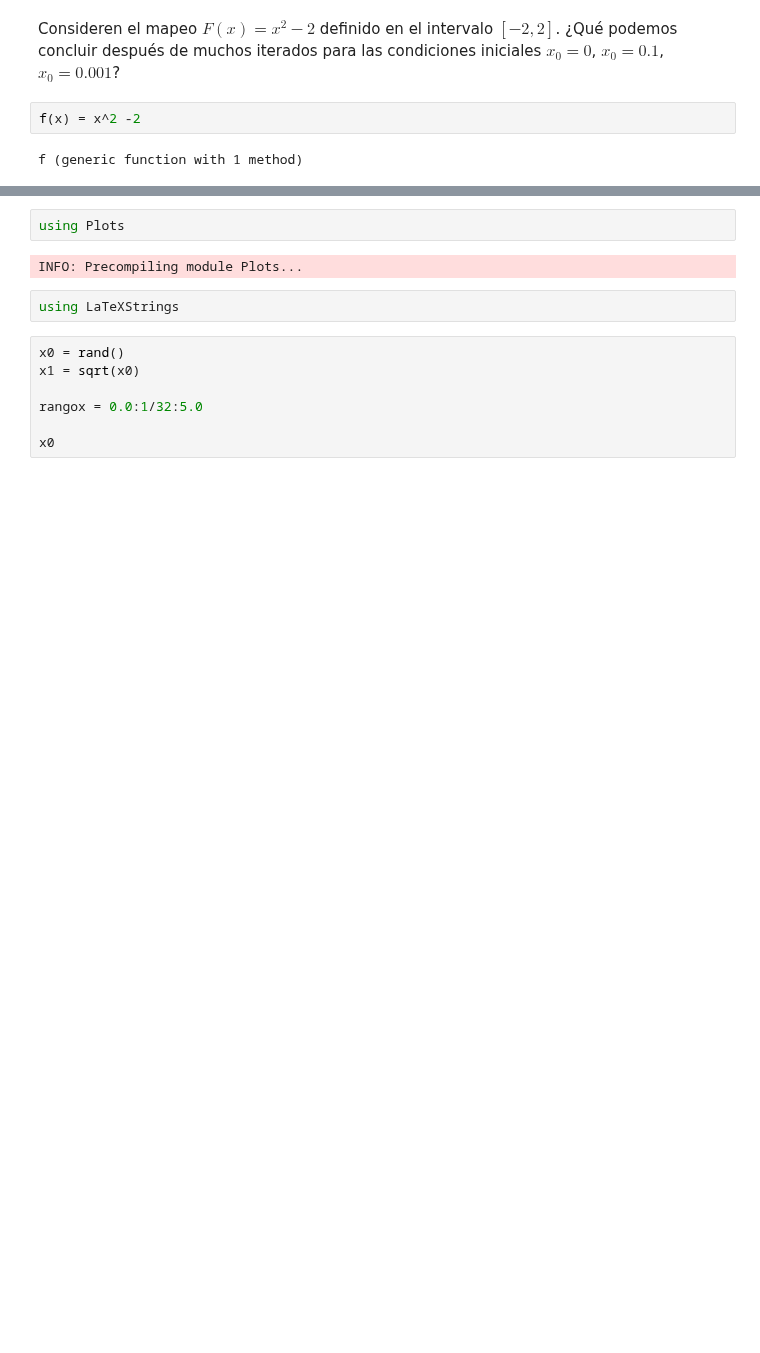
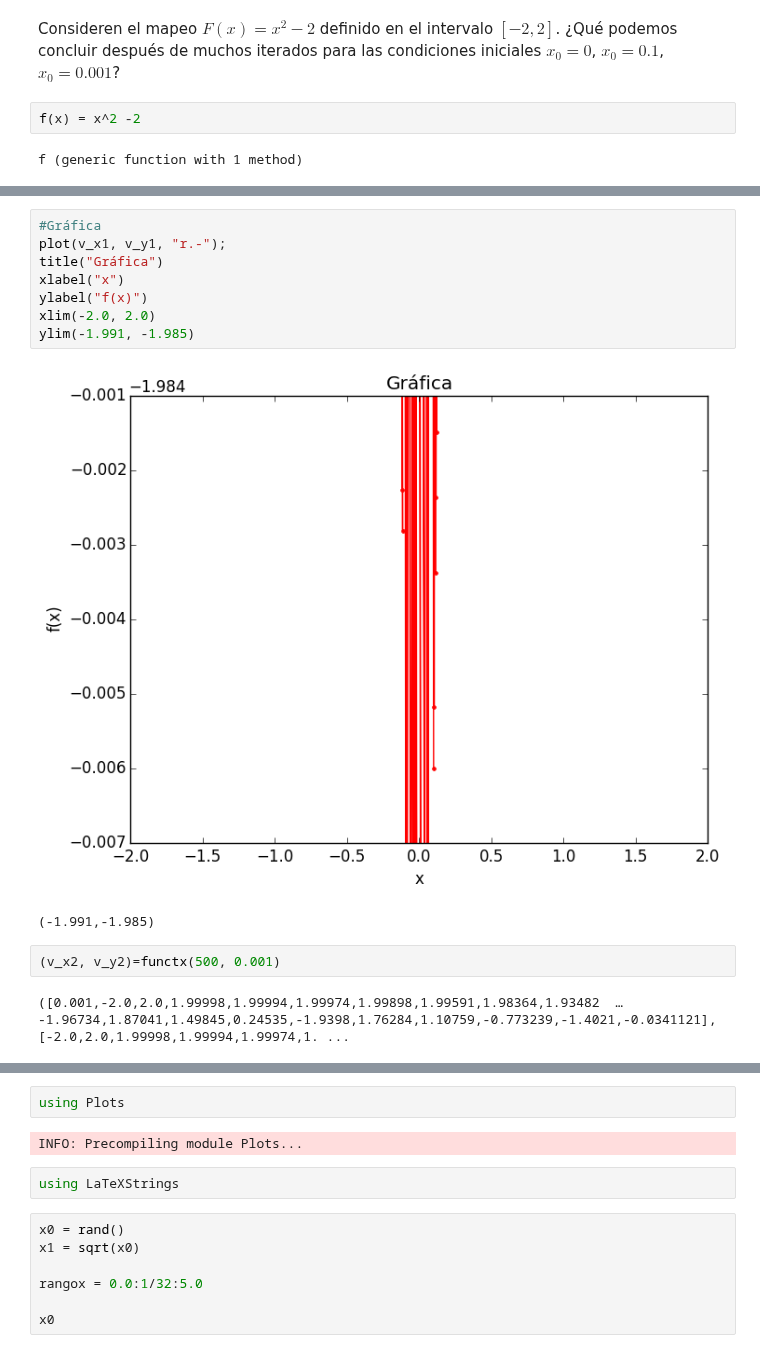
Before and after one commit to lbenet/2017-1_TSFisComp, a Jupyter notebook: tareas/Yuriko/Tarea3.ipynb, the cells around one changed output, grey strips where cells are left out. Drawn from its saved outputs; the diff is of its cells as text; blank space fills up the shorter version.

```diff
--- a/tareas/Yuriko/Tarea3.ipynb
+++ b/tareas/Yuriko/Tarea3.ipynb
@@ -41,0 +142,15 @@ while loading In[8], in expression starting on line 1
+# %%
+#Gráfica
+plot(v_x1, v_y1, "r.-");
+title("Gráfica")
+xlabel("x")
+ylabel("f(x)")
+xlim(-2.0, 2.0)
+ylim(-1.991, -1.985)
+# %% [output]
+[figure, added]
+(-1.991,-1.985)
+# %%
+(v_x2, v_y2)=functx(500, 0.001)
+# %% [output]
+([0.001,-2.0,2.0,1.99998,1.99994,1.99974,1.99898,1.99591,1.98364,1.93482  …  -1.96734,1.87041,1.49845,0.24535,-1.9398,1.76284,1.10759,-0.773239,-1.4021,-0.0341121],[-2.0,2.0,1.99998,1.99994,1.99974,1. ...
```
Also changed, not shown: parts of 23 cells of this notebook.
